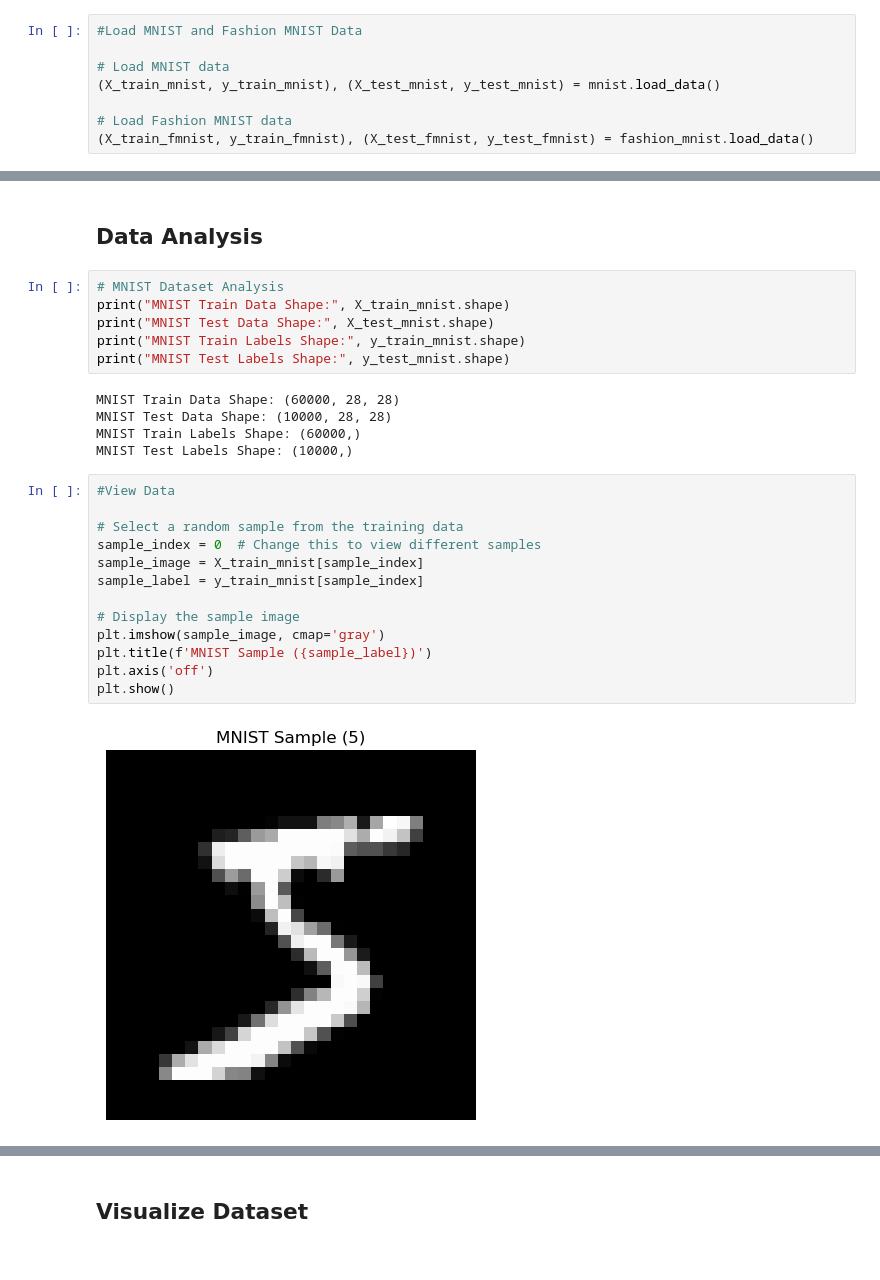
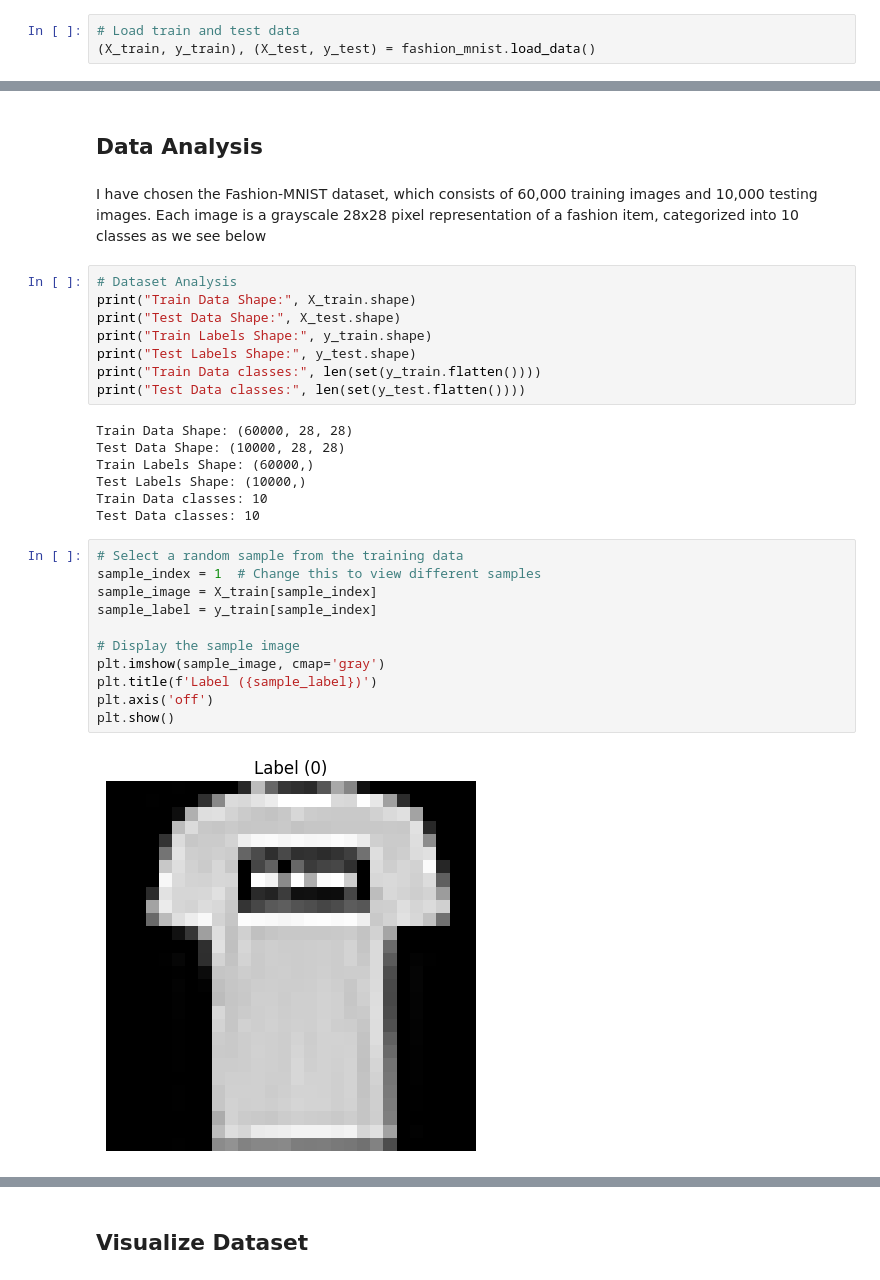
Before and after one commit to jhonnovax/image-pred-unsupervised-model, a Jupyter notebook: project.ipynb, the cells around one changed output, grey strips where cells are left out. Cells and saved outputs as stored; diff of their text form.

Commit message:
Load fashion minst dataset and applied machine learning models

```diff
--- a/project.ipynb
+++ b/project.ipynb
@@ -10,8 +10,3 @@ from tensorflow.keras.datasets import mnist, fashion_mnist
 # %%
-#Load MNIST and Fashion MNIST Data
-
-# Load MNIST data
-(X_train_mnist, y_train_mnist), (X_test_mnist, y_test_mnist) = mnist.load_data()
-
-# Load Fashion MNIST data
-(X_train_fmnist, y_train_fmnist), (X_test_fmnist, y_test_fmnist) = fashion_mnist.load_data()
+# Load train and test data
+(X_train, y_train), (X_test, y_test) = fashion_mnist.load_data()
@@ -29,31 +13,35 @@ Downloading data from https://storage.googleapis.com/tensorflow/tf-keras-dataset
 # %% [markdown]
 ## Data Analysis
+# %% [markdown]
+I have chosen the Fashion-MNIST dataset, which consists of 60,000 training images and 10,000 testing images. Each image is a grayscale 28x28 pixel representation of a fashion item, categorized into 10 classes as we see below
 # %%
-# MNIST Dataset Analysis
-print("MNIST Train Data Shape:", X_train_mnist.shape)
-print("MNIST Test Data Shape:", X_test_mnist.shape)
-print("MNIST Train Labels Shape:", y_train_mnist.shape)
-print("MNIST Test Labels Shape:", y_test_mnist.shape)
+# Dataset Analysis
+print("Train Data Shape:", X_train.shape)
+print("Test Data Shape:", X_test.shape)
+print("Train Labels Shape:", y_train.shape)
+print("Test Labels Shape:", y_test.shape)
+print("Train Data classes:", len(set(y_train.flatten())))
+print("Test Data classes:", len(set(y_test.flatten())))
 # %% [output]
-MNIST Train Data Shape: (60000, 28, 28)
-MNIST Test Data Shape: (10000, 28, 28)
-MNIST Train Labels Shape: (60000,)
-MNIST Test Labels Shape: (10000,)
+Train Data Shape: (60000, 28, 28)
+Test Data Shape: (10000, 28, 28)
+Train Labels Shape: (60000,)
+Test Labels Shape: (10000,)
+Train Data classes: 10
+Test Data classes: 10
 # %%
-#View Data
-
 # Select a random sample from the training data
-sample_index = 0  # Change this to view different samples
-sample_image = X_train_mnist[sample_index]
-sample_label = y_train_mnist[sample_index]
+sample_index = 1  # Change this to view different samples
+sample_image = X_train[sample_index]
+sample_label = y_train[sample_index]
 
 # Display the sample image
 plt.imshow(sample_image, cmap='gray')
-plt.title(f'MNIST Sample ({sample_label})')
+plt.title(f'Label ({sample_label})')
 plt.axis('off')
 plt.show()
 # %% [output]
-[figure, old version]
+[figure, new version]
 # %%
 # Define the number of rows and columns for subplots
 num_rows = 4
```
Also changed, not shown: parts of 40 cells of this notebook.
